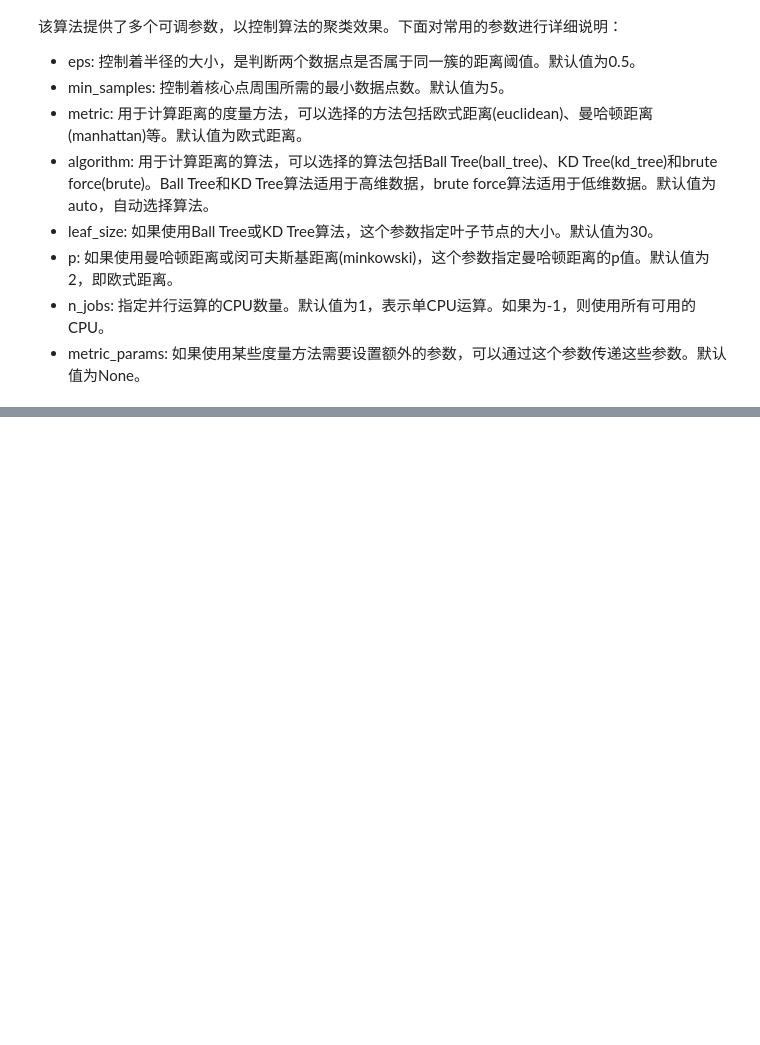
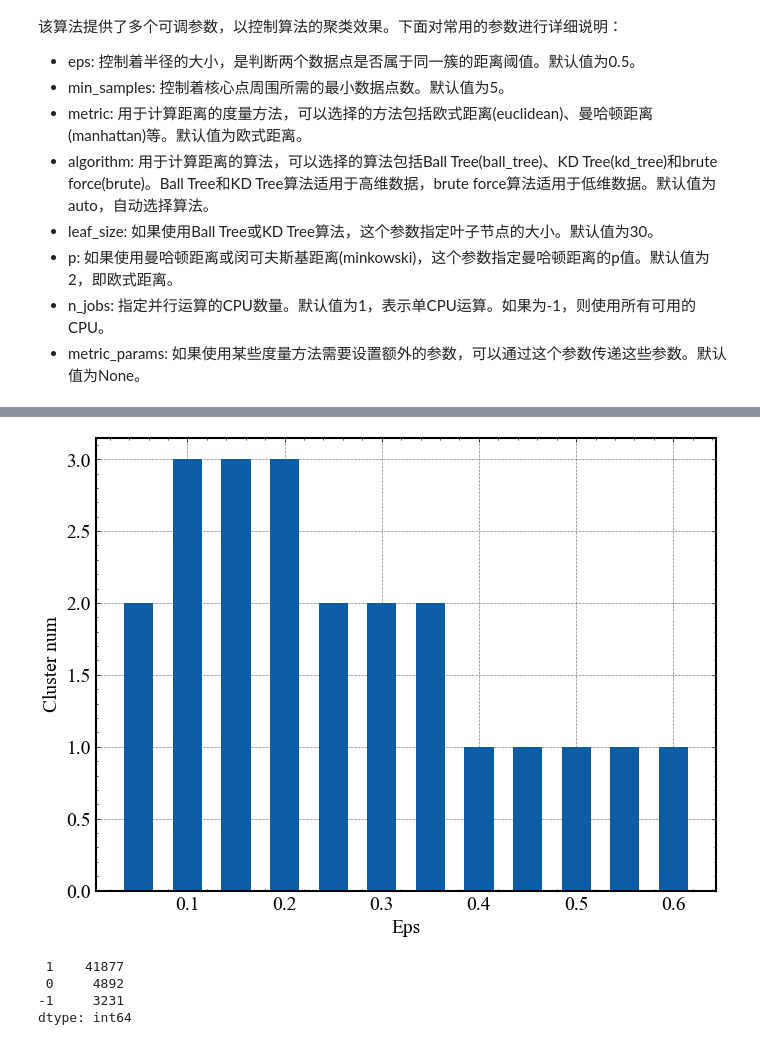
Before and after one commit to CHDers/SpectralClustering, a Jupyter notebook: SpectralClustering.ipynb, the cells around one changed output, grey strips where cells are left out. Saved outputs shown, nothing was run; the diff lists cells and outputs as text; code cells hidden in the pictures; blank space fills up the shorter version.

```diff
--- a/SpectralClustering.ipynb
+++ b/SpectralClustering.ipynb
@@ -38,0 +166,9 @@ plt.show()
+# %%
+fig, ax = plt.subplots(1,1,figsize=(8,6), dpi=100) # 设定画布
+ax.bar(silhouette_score_df['eps'], silhouette_score_df['cluster_num'], 0.03)
+ax.set_xlabel('Eps')
+ax.set_ylabel('Cluster num')
+plt.savefig('./assets/不填Eps下的cluster_num对比.svg', bbox_inches='tight')
+plt.show()
+# %% [output]
+[figure, added]
@@ -38,0 +177,7 @@ plt.show()
+# %%
+pd.Series(y_pred).value_counts()
+# %% [output]
+ 1    41877
+ 0     4892
+-1     3231
+dtype: int64
```
Also changed, not shown: parts of 15 cells of this notebook, 18 other files.
